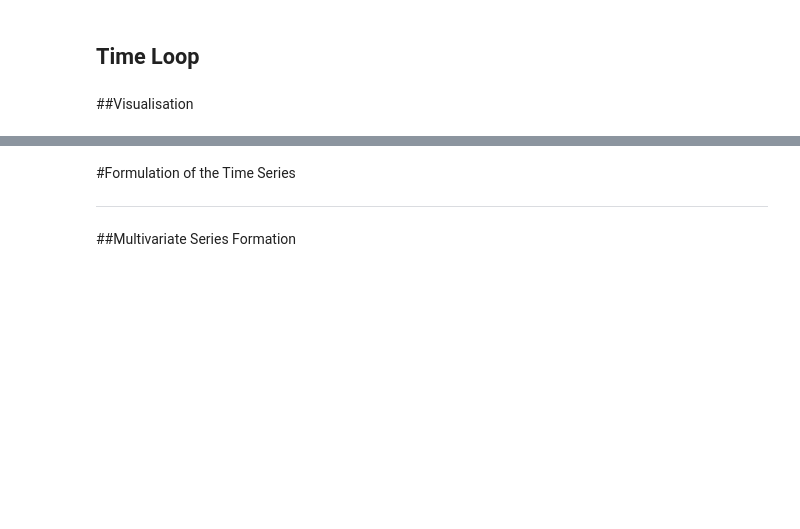
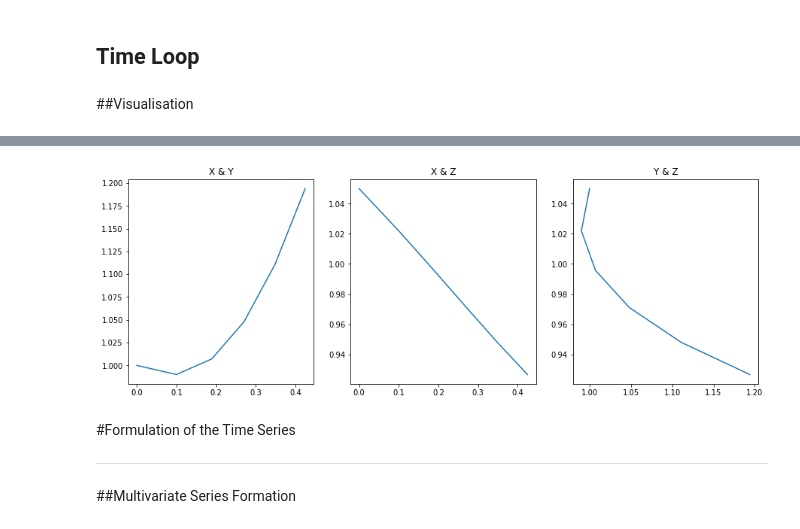
Before and after one commit to akarsh1207/Time-Series-Forecasting-and-Filtering, a Jupyter notebook: Lorenz_Attractors.ipynb, the cells around one changed output, grey strips where cells are left out. Saved outputs shown, nothing was run; the diff lists cells and outputs as text; code cells hidden in the pictures; blank space fills up the shorter version.

```diff
--- a/Lorenz_Attractors.ipynb
+++ b/Lorenz_Attractors.ipynb
@@ -48,3 +48,14 @@ plt.show()
+# %%
+fig, (ax1,ax2,ax3) = plt.subplots(1,3, figsize = (15, 5))
+ax1.plot(x, y)
+ax1.set_title("X & Y")
+ax2.plot(x, z)
+ax2.set_title("X & Z")
+ax3.plot(y, z)
+ax3.set_title("Y & Z")
+plt.show()
+# %% [output]
+[figure, added]
 # %% [markdown]
 #Formulation of the Time Series
 ___
```
Also changed, not shown: parts of 8 cells of this notebook.
